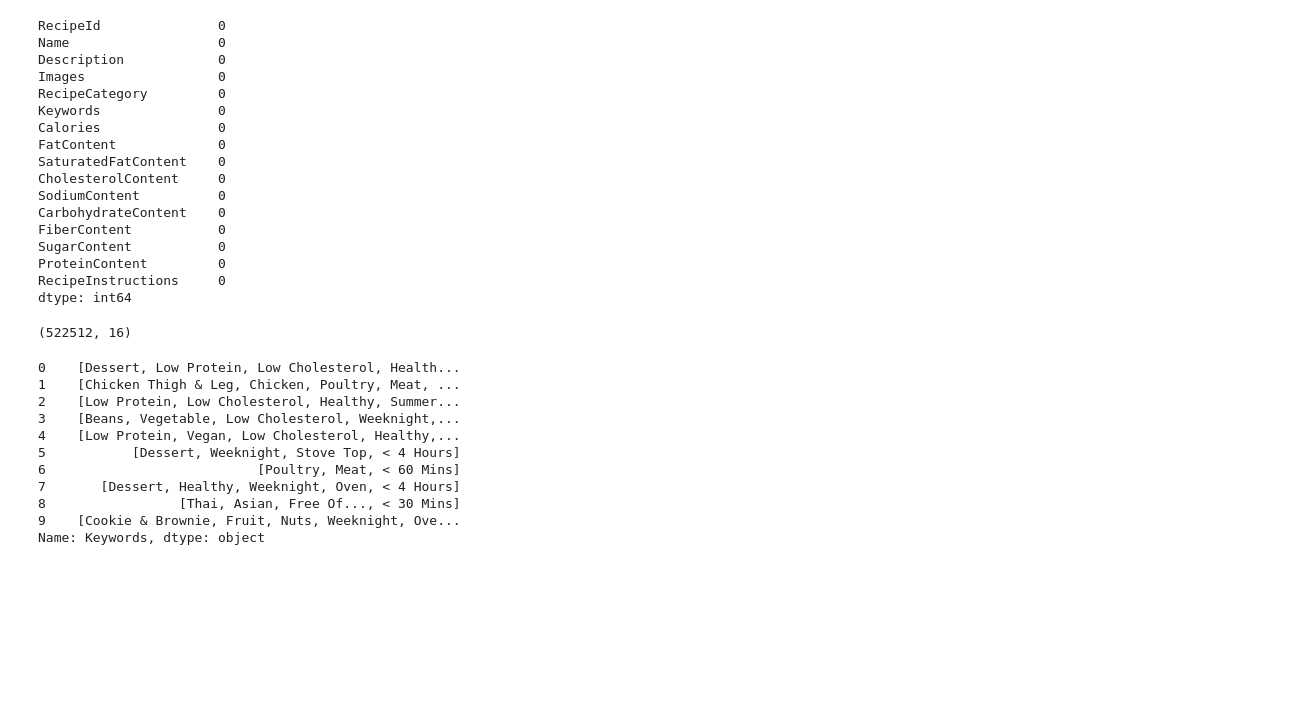
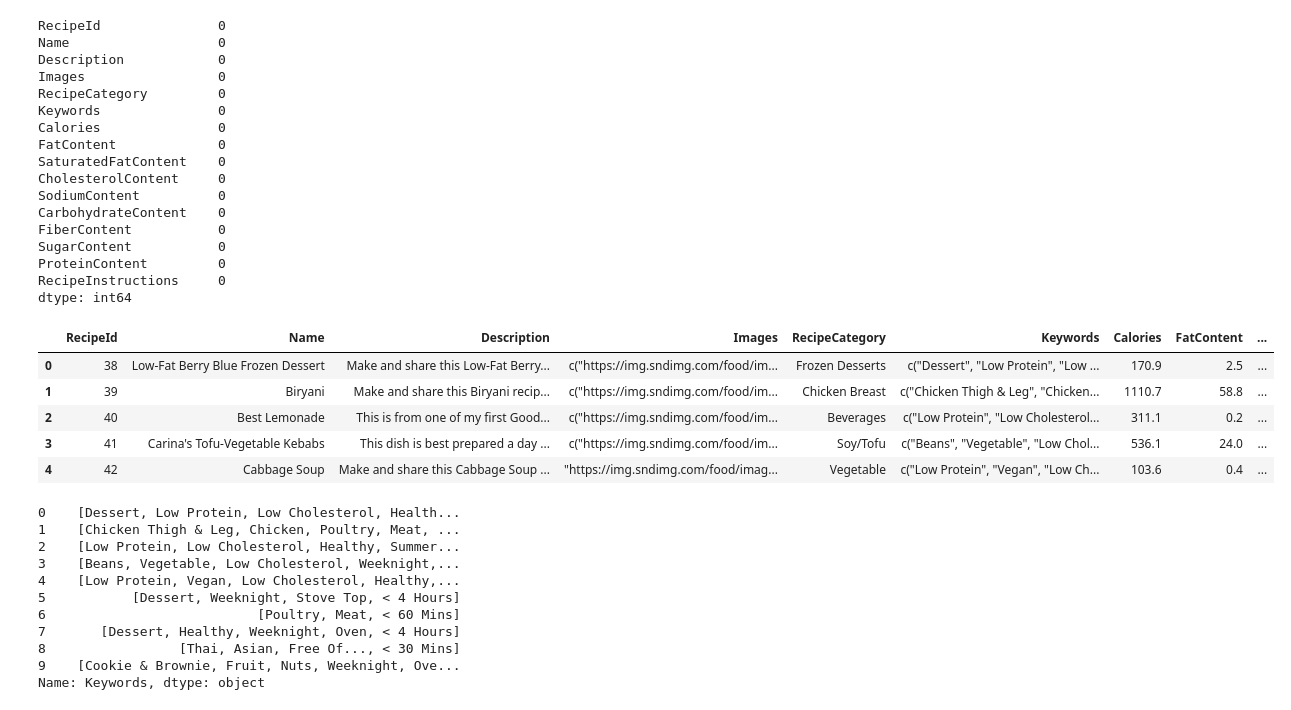
Before and after one commit to Nabin-18/diet-recommendation-system, a Jupyter notebook: Dataset/mergedataset.ipynb, the cells around one changed output. Cells and saved outputs as stored; diff of their text form; code cells hidden in the pictures; blank space fills up the shorter version.

```diff
--- a/Dataset/mergedataset.ipynb
+++ b/Dataset/mergedataset.ipynb
@@ -83,10 +83,15 @@ SugarContent           0
 ProteinContent         0
 RecipeInstructions     0
 dtype: int64
-# %%
-recipe.shape
-# %% [output]
-(522512, 16)
+# %%
+recipe.head(5)
+# %% [output]
+|  | RecipeId | Name | Description | Images | RecipeCategory | Keywords | Calories | FatContent | ... |
+| 0 | 38 | Low-Fat Berry Blue Frozen Dessert | Make and share this Low-Fat Berry... | c("https://img.sndimg.com/food/im... | Frozen Desserts | c("Dessert", "Low Protein", "Low ... | 170.9 | 2.5 | ... |
+| 1 | 39 | Biryani | Make and share this Biryani recip... | c("https://img.sndimg.com/food/im... | Chicken Breast | c("Chicken Thigh & Leg", "Chicken... | 1110.7 | 58.8 | ... |
+| 2 | 40 | Best Lemonade | This is from one of my first Good... | c("https://img.sndimg.com/food/im... | Beverages | c("Low Protein", "Low Cholesterol... | 311.1 | 0.2 | ... |
+| 3 | 41 | Carina's Tofu-Vegetable Kebabs | This dish is best prepared a day ... | c("https://img.sndimg.com/food/im... | Soy/Tofu | c("Beans", "Vegetable", "Low Chol... | 536.1 | 24.0 | ... |
+| 4 | 42 | Cabbage Soup | Make and share this Cabbage Soup ... | "https://img.sndimg.com/food/imag... | Vegetable | c("Low Protein", "Vegan", "Low Ch... | 103.6 | 0.4 | ... |
 # %%
 # till this null value and unnecessary columns are removed
 # %%
```
Also changed, not shown: parts of 15 cells of this notebook.
